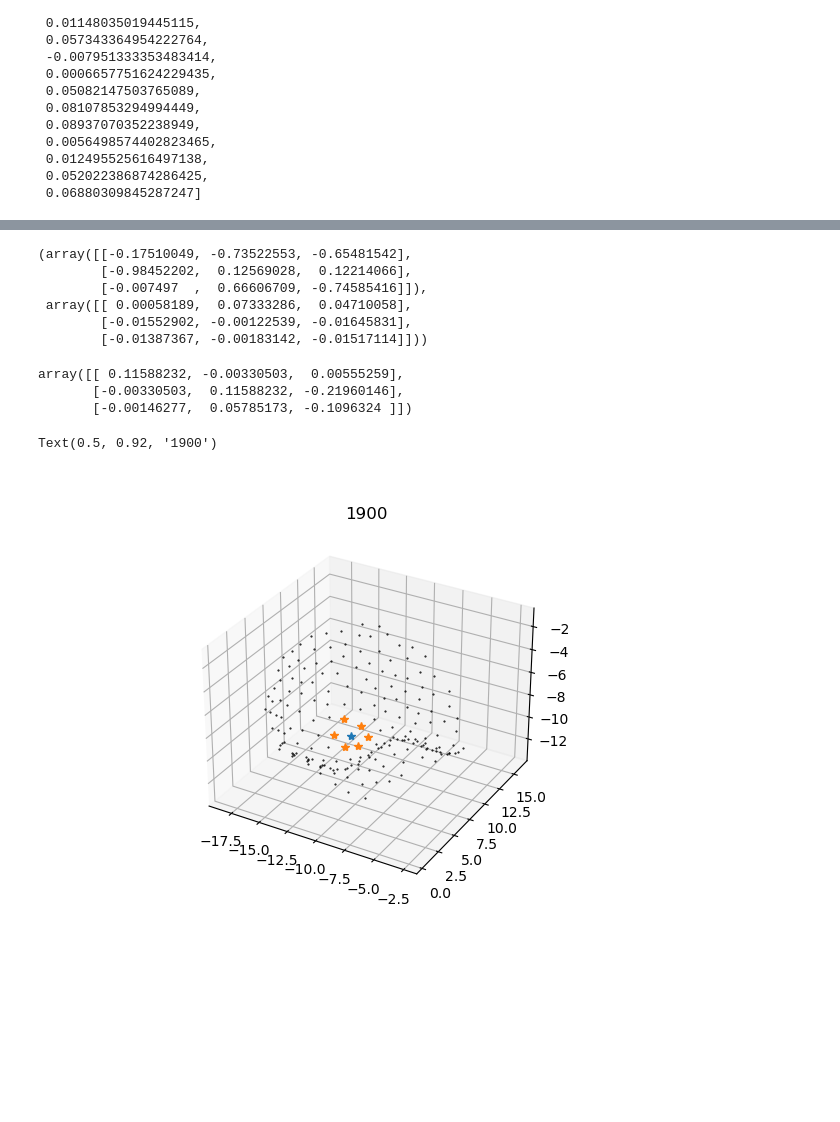
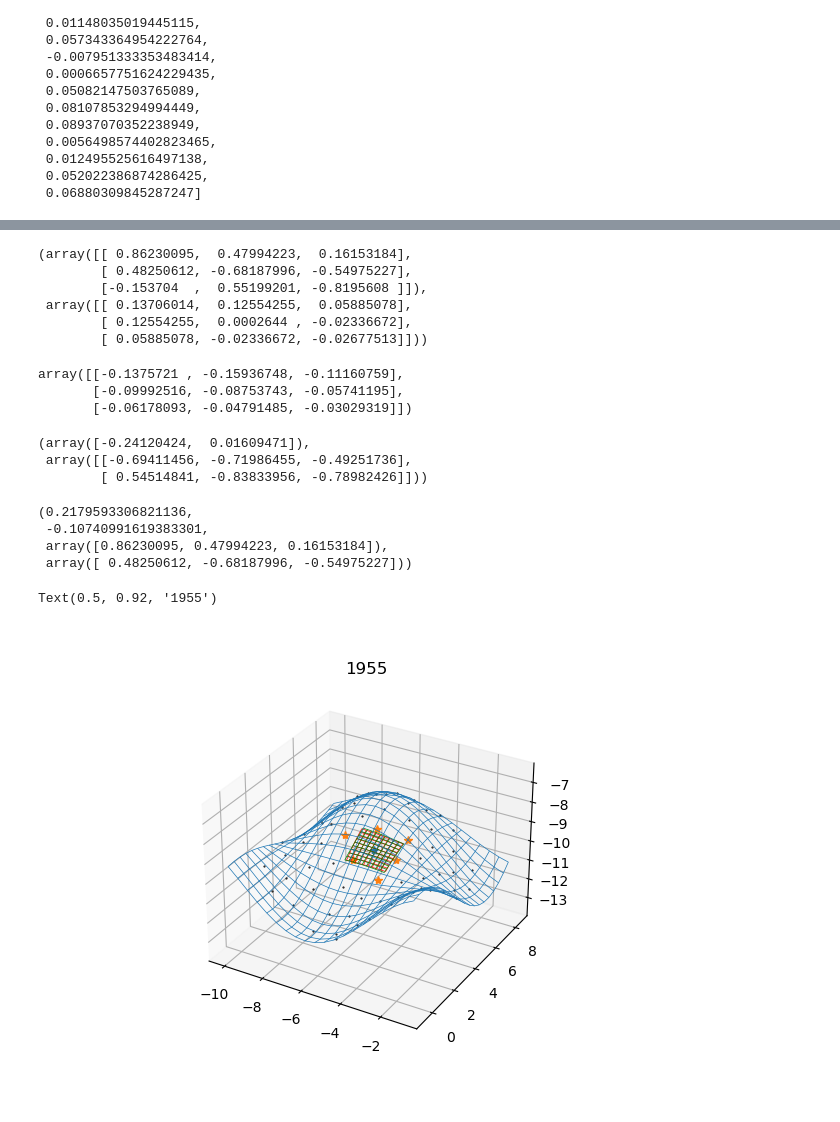
Before and after one commit to yoavrv/trisurf-python, a Jupyter notebook: Test_curvature_calculations.ipynb, the cells around one changed output, grey strips where cells are left out. Saved outputs shown, nothing was run; the diff lists cells and outputs as text; code cells hidden in the pictures; blank space fills up the shorter version.

```diff
--- a/Test_curvature_calculations.ipynb
+++ b/Test_curvature_calculations.ipynb
@@ -490,6 +490,8 @@ class MongeGauge:
         self.K_ab = np.array([[self.Rxx,self.Rxy],
                               [self.Rxy,self.Ryy]])/self.sqrtg
         self.Sa_b = self.K_ab@self.gab
+        self.w,self.v = np.linalg.eig(self.Sa_b)
+        self.vxyz = self.v.T@self.J[:2]
         self.H, self.KG = self.Sa_b.trace()/2, np.linalg.det(self.Sa_b)
         self.xyzFromab = np.array([self.e1,self.e2])
         self.Jinv = np.linalg.inv(self.J)
@@ -542,6 +526,8 @@ replace_pyvtu_values_from_vesicle(v3,vesicle)
 Svs = vtu.reconstruct_shape_operator(v3)
 gs = np.stack((v3.eig0,v3.eig1,v3.eig2),axis=1)
 # %%
-i=1900
+i=1950
+# %%
+i+=1
 # %%
 mg=expected_curvature(vesicle,vertices[i])
@@ -567,28 +543,58 @@ array([[-0.08486027,  0.01439724,  0.01371008],
 # %%
-gs[i], Svs[i]@gs[i]
+gs[i], Svs[i]
 # %% [output]
-(array([[-0.17510049, -0.73522553, -0.65481542],
-        [-0.98452202,  0.12569028,  0.12214066],
-        [-0.007497  ,  0.66606709, -0.74585416]]),
- array([[ 0.00058189,  0.07333286,  0.04710058],
-        [-0.01552902, -0.00122539, -0.01645831],
-        [-0.01387367, -0.00183142, -0.01517114]]))
+(array([[ 0.86230095,  0.47994223,  0.16153184],
+        [ 0.48250612, -0.68187996, -0.54975227],
+        [-0.153704  ,  0.55199201, -0.8195608 ]]),
+ array([[ 0.13706014,  0.12554255,  0.05885078],
+        [ 0.12554255,  0.0002644 , -0.02336672],
+        [ 0.05885078, -0.02336672, -0.02677513]]))
 # %%
-Sx_y=np.einsum("ab,bi,aj->ij",mg.Sa_b,mg.J[:2,:],mg.Jinv[:2,:])
-mg.J@Sx_y@mg.Jinv
+Sx_y=np.einsum("ab,bi,aj->ij",mg.Sa_b,mg.J[:2,:],mg.J[:2,:])
+Sx_y
 # %% [output]
-array([[ 0.11588232, -0.00330503,  0.00555259],
-       [-0.00330503,  0.11588232, -0.21960146],
-       [-0.00146277,  0.05785173, -0.1096324 ]])
+array([[-0.1375721 , -0.15936748, -0.11160759],
+       [-0.09992516, -0.08753743, -0.05741195],
+       [-0.06178093, -0.04791485, -0.03029319]])
+# %%
+mg.w,mg.vxyz
+# %% [output]
+(array([-0.24120424,  0.01609471]),
+ array([[-0.69411456, -0.71986455, -0.49251736],
+        [ 0.54514841, -0.83833956, -0.78982426]]))
+# %%
+v3.eigenvalue_0[i],v3.eigenvalue_1[i],v3.eig0[i],v3.eig1[i]
+# %% [output]
+(0.2179593306821136,
+ -0.10740991619383301,
+ array([0.86230095, 0.47994223, 0.16153184]),
+ array([ 0.48250612, -0.68187996, -0.54975227]))
+# %%
+def square_comp(x,y,z,v0,v1,v2,e0,e1,e2):
+    xy=np.linspace(-1,1,10)
+    XY=np.array(np.meshgrid(xy,xy))
+    E0, E1 = np.einsum("ix,xnm->inm",np.array((e0,e1))[:,:2],XY)
+    E2 = 0.5*v0*E0**2 + 0.5*v2*E1**2
+    X,Y,Z = np.einsum("xi,inm->xnm",np.linalg.inv(np.array((e0,e1,e2))),np.array((E0,E1,E2)))
+    return X+x,Y+y,Z+z
 # %%
 %matplotlib widget
 ax = plt.figure().add_subplot(projection='3d')
 dist = ((v3.pos-v3.pos[i])**2).sum(axis=1)**0.5
-ax.plot(*v3.pos[dist<9].T,'.k',markersize=1)
+in_dist = dist<5
+x, y = np.linspace(tuple(v3.pos[in_dist,:2].min(axis=0)),tuple(v3.pos[in_dist,:2].max(axis=0)),20).T
+X,Y = np.meshgrid(x,y)
+Z = z0+r*np.cos(X/c0)*np.cos(Y/c0)
+ax.plot_wireframe(X,Y,Z,linewidths=0.5)
+X,Y,Z = square_comp(*v3.pos[i],v3.eigenvalue_0[i],v3.eigenvalue_1[i],v3.eigenvalue_2[i],v3.eig0[i],v3.eig1[i],v3.eig2[i])
+ax.plot_wireframe(X,Y,Z,linewidths=0.5,color='g')
+X,Y,Z = square_comp(*v3.pos[i],*mg.w,0,*mg.vxyz,mg.n)
+ax.plot_wireframe(X,Y,Z,linewidths=0.5,color='r')
+ax.plot(*v3.pos[in_dist].T,'.k',markersize=1)
 ax.plot(*v3.pos[i],'*')
 ax.plot(*v3.pos[v3.get_ordered_neighbors(v3.indices[i])].T,'*')
 ax.set_aspect('equal')
 ax.set_title(f'{i}')
 # %% [output]
-Text(0.5, 0.92, '1900')
+Text(0.5, 0.92, '1955')
-[figure, old version]
+[figure, new version]
```
Also changed, not shown: parts of 7 cells of this notebook, 2 other files.
